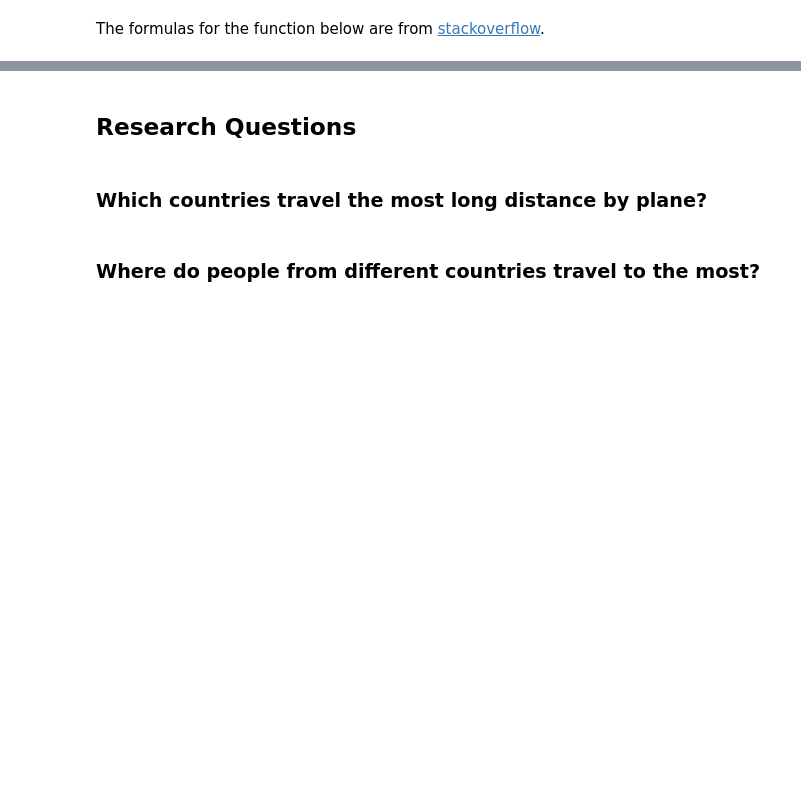
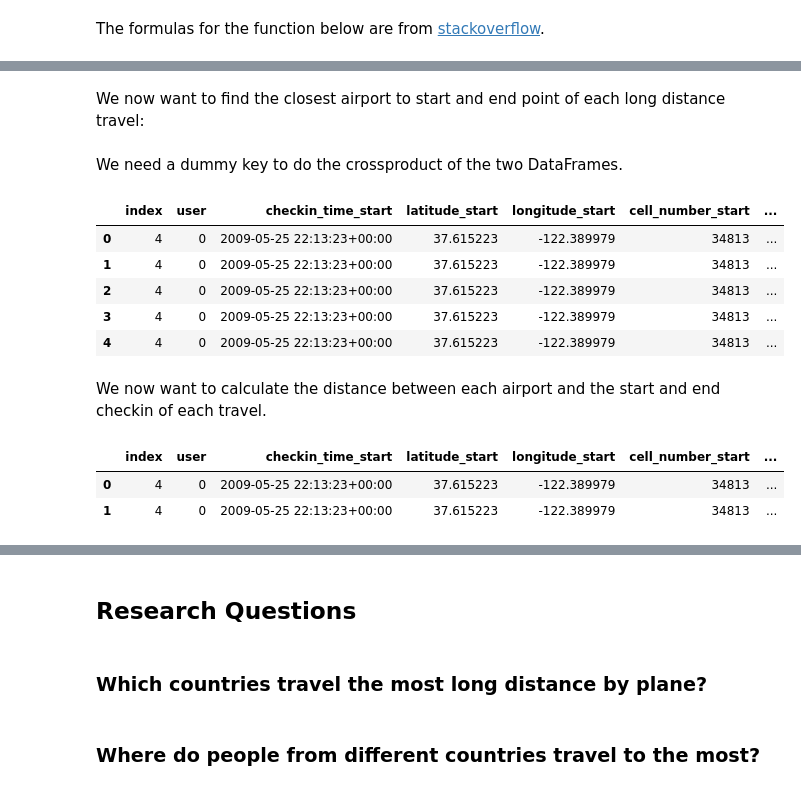
Before and after one commit to epfl-ada/ada-2020-project-milestone-p3-p3_pia, a Jupyter notebook: extension_analysis.ipynb, the cells around one changed output, grey strips where cells are left out. Drawn from its saved outputs; the diff is of its cells as text; code cells hidden in the pictures; blank space fills up the shorter version.

```diff
--- a/extension_analysis.ipynb
+++ b/extension_analysis.ipynb
@@ -587,8 +592,12 @@ long_distance_travel_g["distance"] = distance_between_two_coordinates(
     long_distance_travel_g.longitude_end.values,
 )
 # %%
-long_distance_travel_b = long_distance_travel_b[long_distance_travel_b.distance >= 500]
-long_distance_travel_g = long_distance_travel_g[long_distance_travel_g.distance >= 500]
+MIN_DISTANCE_PLANE = 500
+long_distance_travel_b = long_distance_travel_b[long_distance_travel_b.distance >= MIN_DISTANCE_PLANE]
+long_distance_travel_g = long_distance_travel_g[long_distance_travel_g.distance >= MIN_DISTANCE_PLANE]
+# %%
+long_distance_travel_b = long_distance_travel_b.rename(columns = {'user_start' : 'user'}).drop(columns='user_end')
+long_distance_travel_g = long_distance_travel_g.rename(columns = {'user_start' : 'user'}).drop(columns='user_end')
 # %%
 long_distance_travel_b.sample(5)
 # %% [output]
@@ -600,0 +610,18 @@ long_distance_travel_b.sample(5)
+# %% [markdown]
+We now want to find the closest airport to start and end point of each long distance travel:
+# %% [markdown]
+We need a dummy key to do the crossproduct of the two DataFrames.
+# %%
+long_distance_travel_b["key"] = 0
+airports["key"] = 0
+
+travel_airports_b = (
+    long_distance_travel_b.reset_index().merge(airports, how="outer")
+    .drop(columns="key")
+    .rename(
+        columns={
+            "latitude_deg": "latitude_airport",
+            "longitude_deg": "longitude_airport",
+        }
+    )
+)
@@ -600,0 +641,11 @@ long_distance_travel_b.sample(5)
+# %%
+travel_airports_b.head()
+# %% [output]
+|  | index | user | checkin_time_start | latitude_start | longitude_start | cell_number_start | ... |
+| 0 | 4 | 0 | 2009-05-25 22:13:23+00:00 | 37.615223 | -122.389979 | 34813 | ... |
+| 1 | 4 | 0 | 2009-05-25 22:13:23+00:00 | 37.615223 | -122.389979 | 34813 | ... |
+| 2 | 4 | 0 | 2009-05-25 22:13:23+00:00 | 37.615223 | -122.389979 | 34813 | ... |
+| 3 | 4 | 0 | 2009-05-25 22:13:23+00:00 | 37.615223 | -122.389979 | 34813 | ... |
+| 4 | 4 | 0 | 2009-05-25 22:13:23+00:00 | 37.615223 | -122.389979 | 34813 | ... |
+# %% [markdown]
+We now want to calculate the distance between each airport and the start and end checkin of each travel.
@@ -600,0 +680,6 @@ long_distance_travel_b.sample(5)
+# %%
+travel_airports_b.head(2)
+# %% [output]
+|  | index | user | checkin_time_start | latitude_start | longitude_start | cell_number_start | ... |
+| 0 | 4 | 0 | 2009-05-25 22:13:23+00:00 | 37.615223 | -122.389979 | 34813 | ... |
+| 1 | 4 | 0 | 2009-05-25 22:13:23+00:00 | 37.615223 | -122.389979 | 34813 | ... |
```
Also changed, not shown: parts of 24 cells of this notebook, 2 other files.
